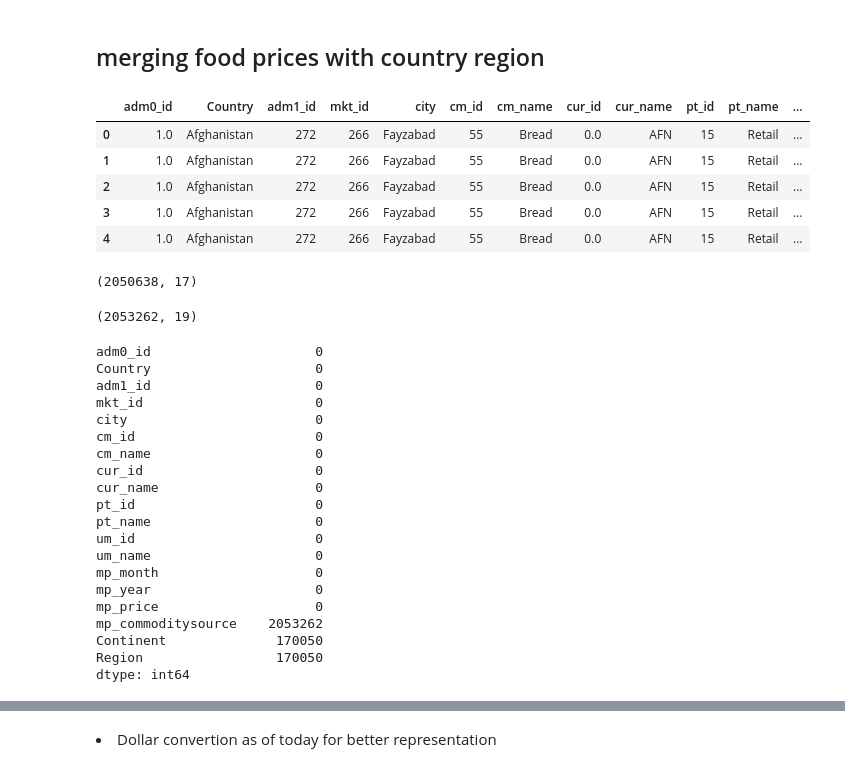
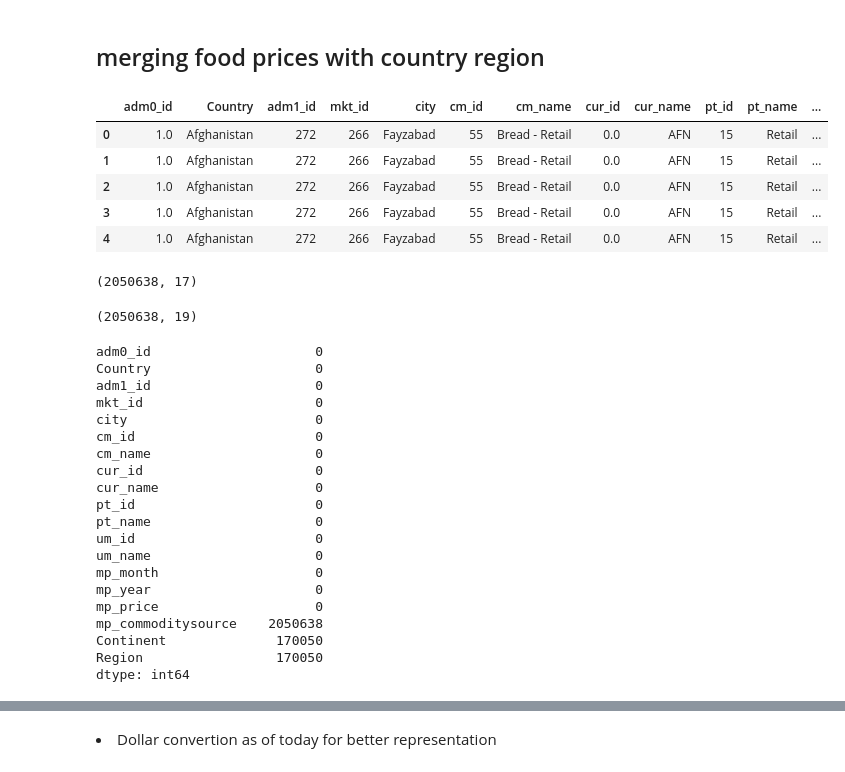
Before and after one commit to MaxSMCON/Group_2, a Jupyter notebook: Group_2_Stats.ipynb, the cells around one changed output, grey strips where cells are left out. Saved outputs shown, nothing was run; the diff lists cells and outputs as text; code cells hidden in the pictures.

Commit message:
Working on joining regions

```diff
--- a/Group_2_Stats.ipynb
+++ b/Group_2_Stats.ipynb
@@ -107,6 +107,9 @@ df_region.head()
 | 1 | Africa | Northern Africa | Libya |
 | 1 | Africa | Northern Africa | Morocco |
 | 1 | Africa | Northern Africa | Sudan |
+# %%
+# Removing duplicates from country list
+df_region = df_region.drop_duplicates(subset = ['Country'])
 # %%
 df = data.copy()
 df.head()
@@ -170,29 +173,30 @@ df.head()
 # %%
 
 df5 = pd.merge(
     df,
     df_region,
-    # left_on=('country'),
+    # left_on=('Country'),
     # right_on=('Country'),
 
     how='left',
     on = 'Country',
-    validate = 'many_to_many'
+    validate = 'many_to_one'
 )
 df5.head()
 # %% [output]
 |  | adm0_id | Country | adm1_id | mkt_id | city | cm_id | cm_name | cur_id | cur_name | pt_id | pt_name | ... |
-| 0 | 1.0 | Afghanistan | 272 | 266 | Fayzabad | 55 | Bread | 0.0 | AFN | 15 | Retail | ... |
-| 1 | 1.0 | Afghanistan | 272 | 266 | Fayzabad | 55 | Bread | 0.0 | AFN | 15 | Retail | ... |
-| 2 | 1.0 | Afghanistan | 272 | 266 | Fayzabad | 55 | Bread | 0.0 | AFN | 15 | Retail | ... |
-| 3 | 1.0 | Afghanistan | 272 | 266 | Fayzabad | 55 | Bread | 0.0 | AFN | 15 | Retail | ... |
-| 4 | 1.0 | Afghanistan | 272 | 266 | Fayzabad | 55 | Bread | 0.0 | AFN | 15 | Retail | ... |
+| 0 | 1.0 | Afghanistan | 272 | 266 | Fayzabad | 55 | Bread - Retail | 0.0 | AFN | 15 | Retail | ... |
+| 1 | 1.0 | Afghanistan | 272 | 266 | Fayzabad | 55 | Bread - Retail | 0.0 | AFN | 15 | Retail | ... |
+| 2 | 1.0 | Afghanistan | 272 | 266 | Fayzabad | 55 | Bread - Retail | 0.0 | AFN | 15 | Retail | ... |
+| 3 | 1.0 | Afghanistan | 272 | 266 | Fayzabad | 55 | Bread - Retail | 0.0 | AFN | 15 | Retail | ... |
+| 4 | 1.0 | Afghanistan | 272 | 266 | Fayzabad | 55 | Bread - Retail | 0.0 | AFN | 15 | Retail | ... |
 # %%
+# Merge Check
 print(df.shape)
 df5.shape
 # %% [output]
 (2050638, 17)
-(2053262, 19)
+(2050638, 19)
 # %%
 df5.isnull().sum()
 # %% [output]
@@ -212,7 +216,7 @@ um_name                     0
 mp_month                    0
 mp_year                     0
 mp_price                    0
-mp_commoditysource    2053262
+mp_commoditysource    2050638
 Continent              170050
 Region                 170050
 dtype: int64
```
Also changed, not shown: parts of 5 cells of this notebook.
